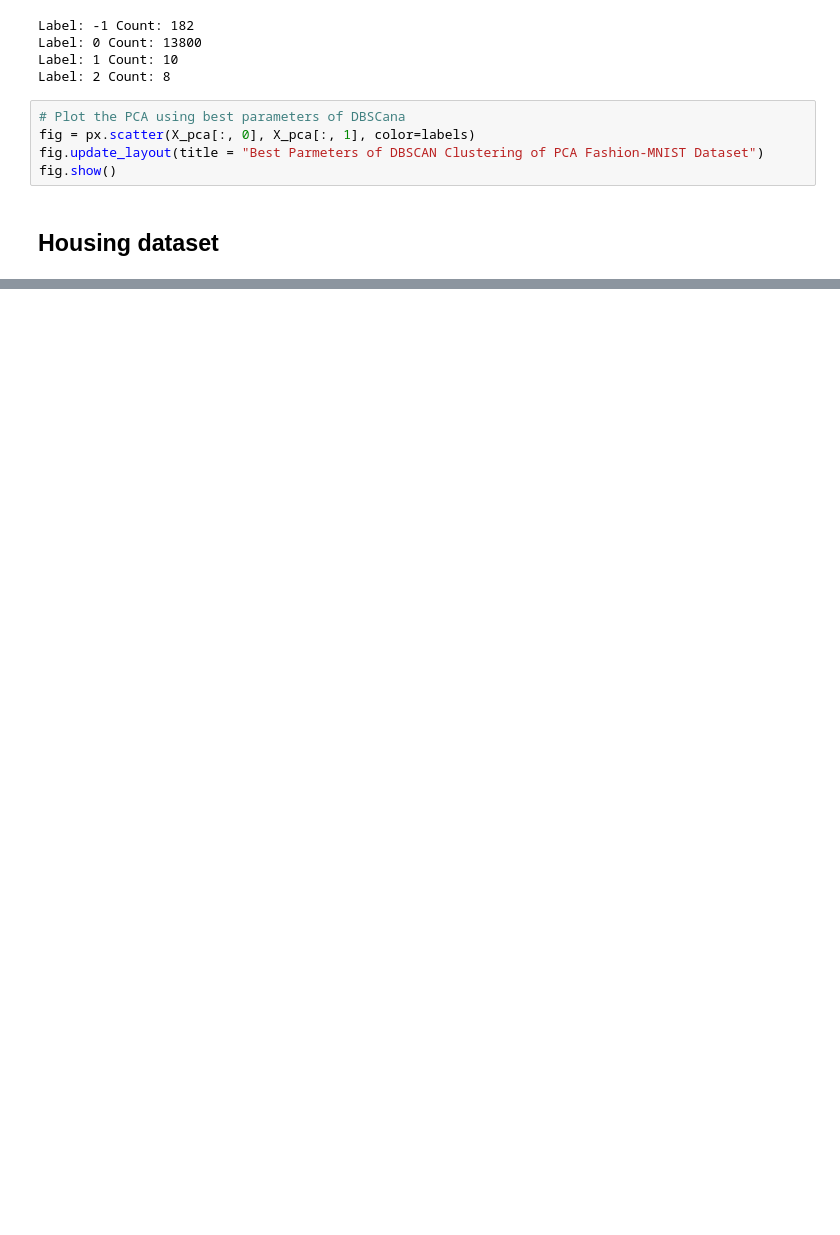
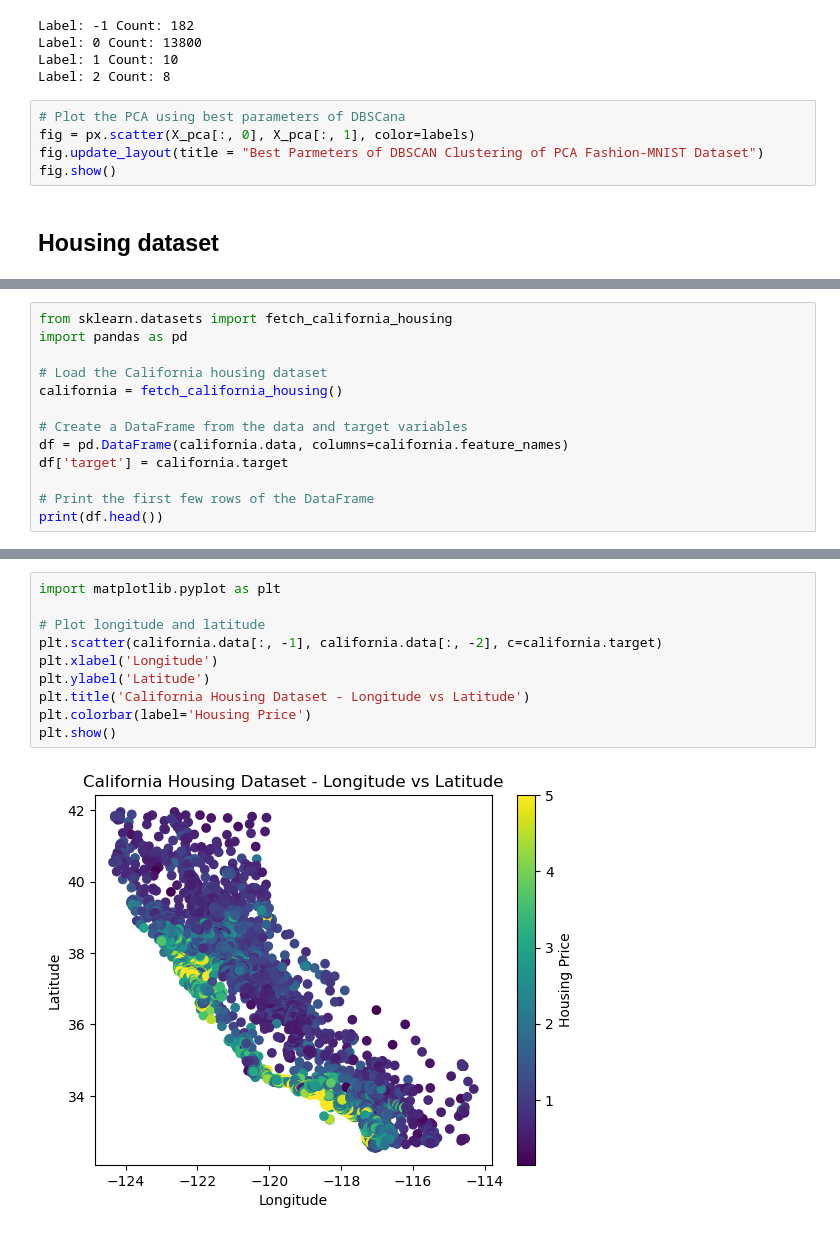
Before and after one commit to twahih/DM5230, a Jupyter notebook: HWK3/Problem3.ipynb, the cells around one changed output, grey strips where cells are left out. Drawn from its saved outputs; the diff is of its cells as text; blank space fills up the shorter version.

```diff
--- a/HWK3/Problem3.ipynb
+++ b/HWK3/Problem3.ipynb
@@ -347,0 +336,13 @@ X.head()
+# %%
+from sklearn.datasets import fetch_california_housing
+import pandas as pd
+
+# Load the California housing dataset
+california = fetch_california_housing()
+
+# Create a DataFrame from the data and target variables
+df = pd.DataFrame(california.data, columns=california.feature_names)
+df['target'] = california.target
+
+# Print the first few rows of the DataFrame
+print(df.head())
@@ -347,0 +363,12 @@ X.head()
+# %%
+import matplotlib.pyplot as plt
+
+# Plot longitude and latitude
+plt.scatter(california.data[:, -1], california.data[:, -2], c=california.target)
+plt.xlabel('Longitude')
+plt.ylabel('Latitude')
+plt.title('California Housing Dataset - Longitude vs Latitude')
+plt.colorbar(label='Housing Price')
+plt.show()
+# %% [output]
+[figure, added]
```
Also changed, not shown: parts of 14 cells of this notebook.
